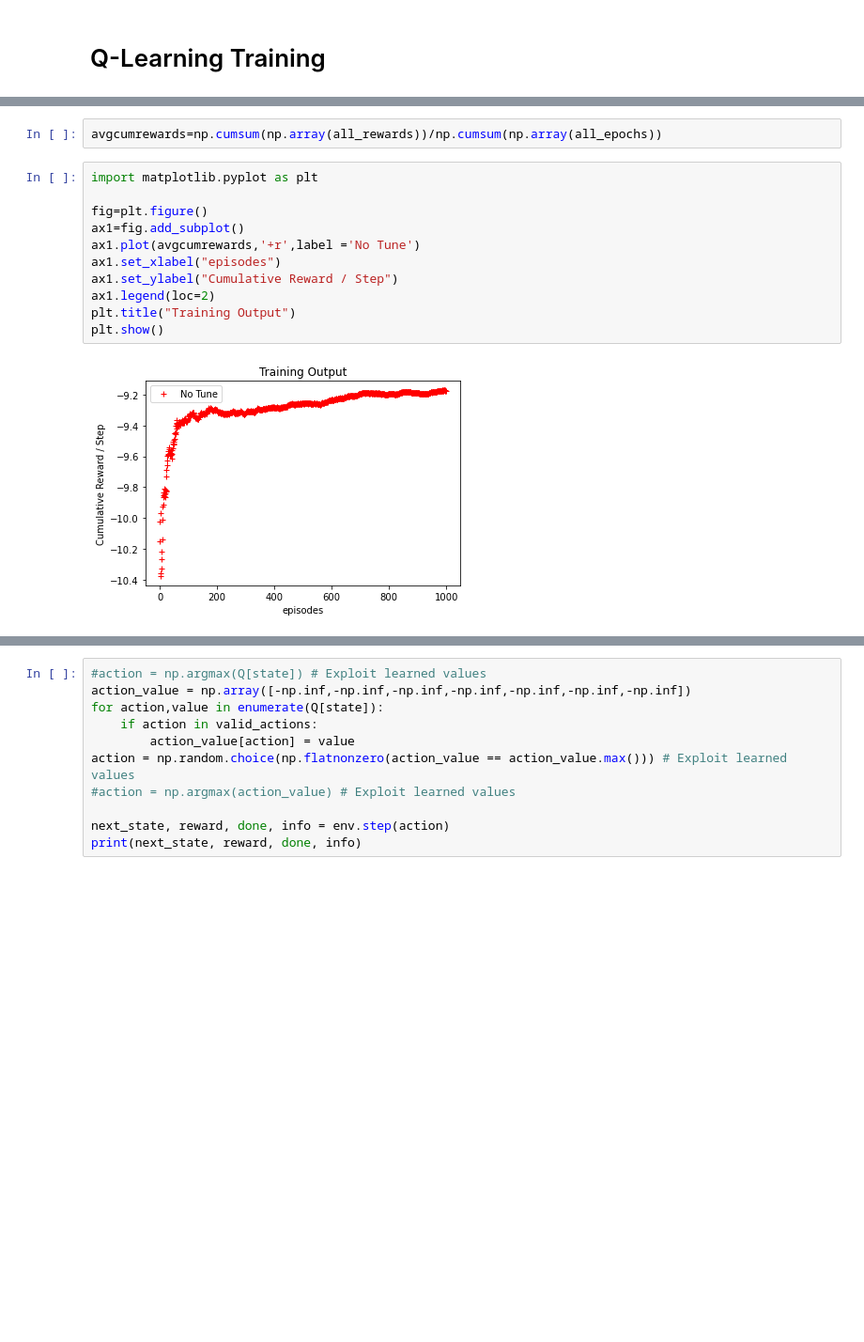
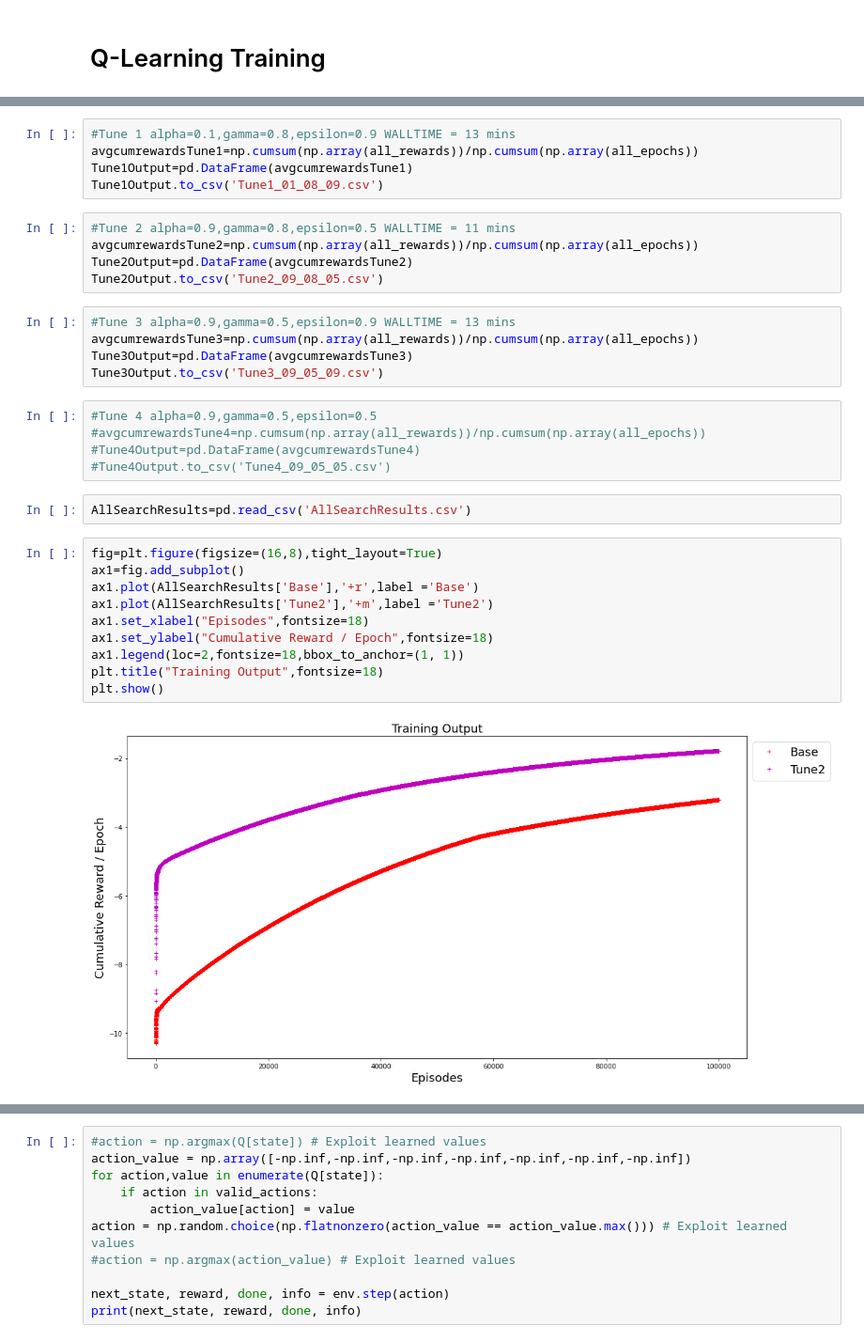
Before and after one commit to bernardosaab/INM707-Deep-Learning, a Jupyter notebook: INM7Coursework.ipynb, the cells around one changed output, grey strips where cells are left out. Shown at 94% size. Saved outputs shown, nothing was run; the diff lists cells and outputs as text; blank space fills up the shorter version.

```diff
--- a/INM7Coursework.ipynb
+++ b/INM7Coursework.ipynb
@@ -589,16 +609,35 @@ Time Elapsed: 200 - State: 301 - Action: open - Reward: -20 None
+# %%
+#Tune 1 alpha=0.1,gamma=0.8,epsilon=0.9 WALLTIME = 13 mins
+avgcumrewardsTune1=np.cumsum(np.array(all_rewards))/np.cumsum(np.array(all_epochs))
+Tune1Output=pd.DataFrame(avgcumrewardsTune1)
+Tune1Output.to_csv('Tune1_01_08_09.csv')
+# %%
+#Tune 2 alpha=0.9,gamma=0.8,epsilon=0.5 WALLTIME = 11 mins
+avgcumrewardsTune2=np.cumsum(np.array(all_rewards))/np.cumsum(np.array(all_epochs))
+Tune2Output=pd.DataFrame(avgcumrewardsTune2)
+Tune2Output.to_csv('Tune2_09_08_05.csv')
+# %%
+#Tune 3 alpha=0.9,gamma=0.5,epsilon=0.9 WALLTIME = 13 mins
+avgcumrewardsTune3=np.cumsum(np.array(all_rewards))/np.cumsum(np.array(all_epochs))
+Tune3Output=pd.DataFrame(avgcumrewardsTune3)
+Tune3Output.to_csv('Tune3_09_05_09.csv')
 # %%
-avgcumrewards=np.cumsum(np.array(all_rewards))/np.cumsum(np.array(all_epochs))
+#Tune 4 alpha=0.9,gamma=0.5,epsilon=0.5
+#avgcumrewardsTune4=np.cumsum(np.array(all_rewards))/np.cumsum(np.array(all_epochs))
+#Tune4Output=pd.DataFrame(avgcumrewardsTune4)
+#Tune4Output.to_csv('Tune4_09_05_05.csv')
+# %%
+AllSearchResults=pd.read_csv('AllSearchResults.csv')
 # %%
-import matplotlib.pyplot as plt
-
-fig=plt.figure()
+fig=plt.figure(figsize=(16,8),tight_layout=True)
 ax1=fig.add_subplot()
-ax1.plot(avgcumrewards,'+r',label ='No Tune')
-ax1.set_xlabel("episodes")
-ax1.set_ylabel("Cumulative Reward / Step")
-ax1.legend(loc=2)
-plt.title("Training Output")
+ax1.plot(AllSearchResults['Base'],'+r',label ='Base')
+ax1.plot(AllSearchResults['Tune2'],'+m',label ='Tune2')
+ax1.set_xlabel("Episodes",fontsize=18)
+ax1.set_ylabel("Cumulative Reward / Epoch",fontsize=18)
+ax1.legend(loc=2,fontsize=18,bbox_to_anchor=(1, 1))
+plt.title("Training Output",fontsize=18)
 plt.show()
 # %% [output]
-[figure, old version]
+[figure, new version]
 # %% [markdown]
```
Also changed, not shown: parts of 5 cells of this notebook.
